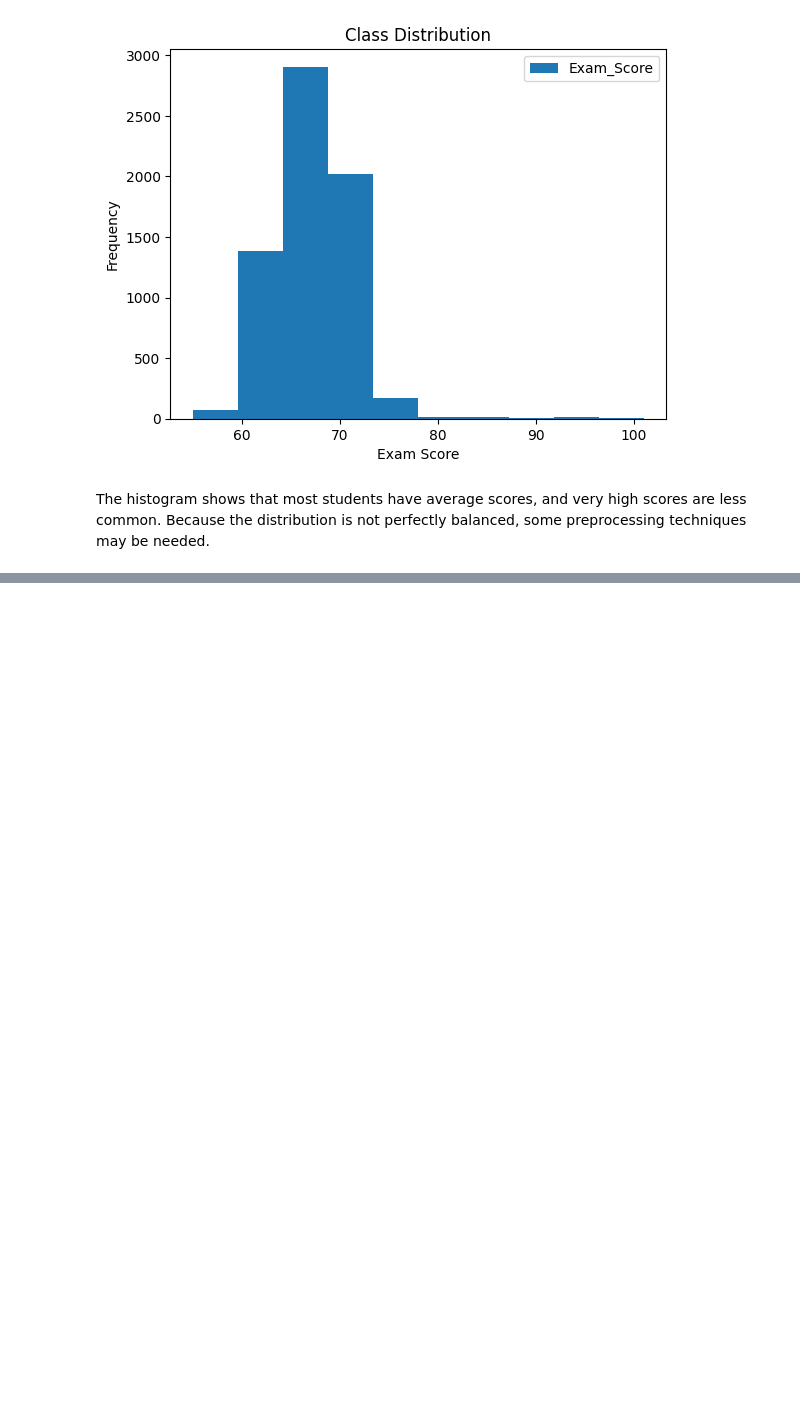
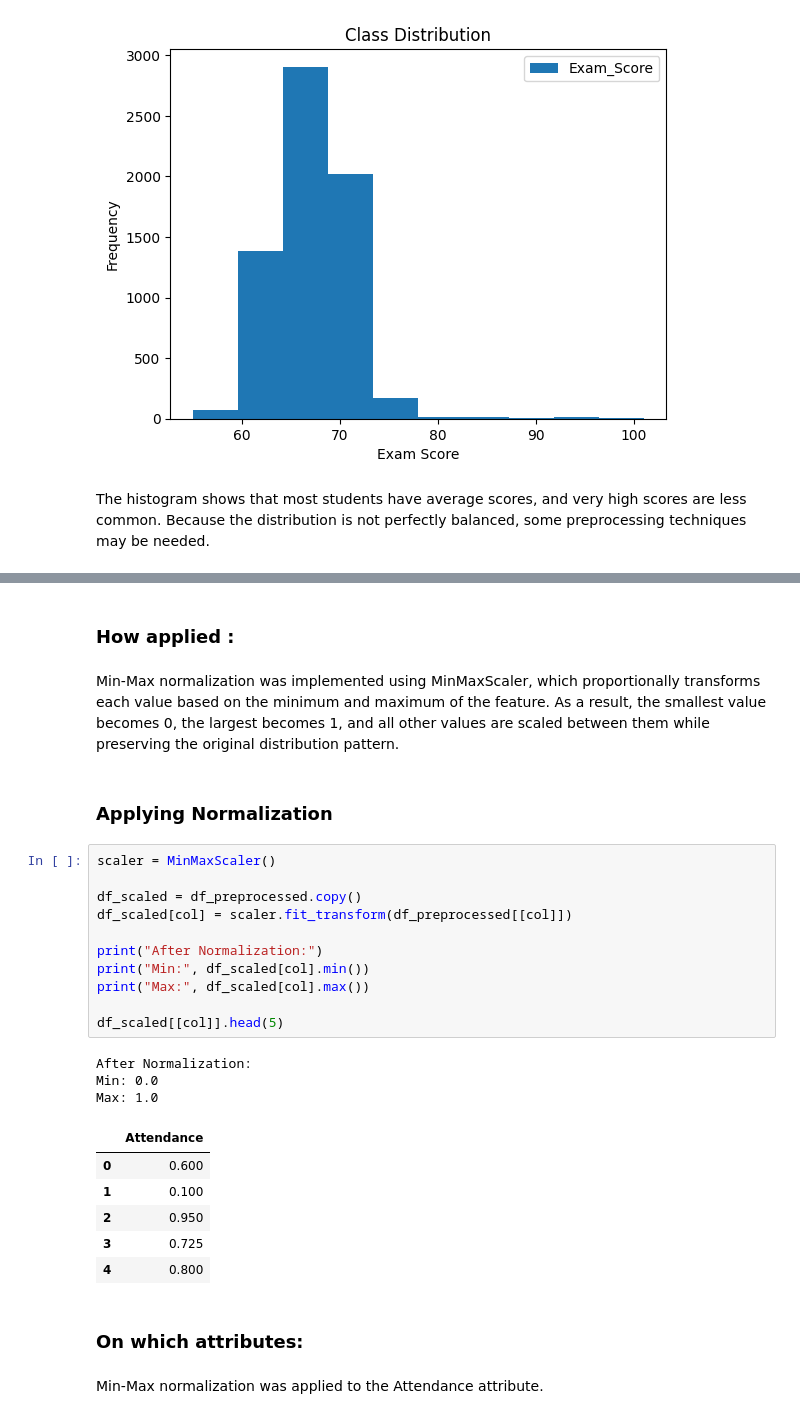
Before and after one commit to leeno-ob/IT326-project, a Jupyter notebook: phase2.ipynb, the cells around one changed output, grey strips where cells are left out. Drawn from its saved outputs; the diff is of its cells as text; blank space fills up the shorter version.

```diff
--- a/phase2.ipynb
+++ b/phase2.ipynb
@@ -228,0 +518,31 @@ The histogram shows that most students have average scores, and very high scores
+# %% [markdown]
+### How applied :
+# %% [markdown]
+Min-Max normalization was implemented using MinMaxScaler, which proportionally transforms each value based on the minimum and maximum of the feature. As a result, the smallest value becomes 0, the largest becomes 1, and all other values are scaled between them while preserving the original distribution pattern.
+# %% [markdown]
+### Applying Normalization
+# %%
+scaler = MinMaxScaler()
+
+df_scaled = df_preprocessed.copy()
+df_scaled[col] = scaler.fit_transform(df_preprocessed[[col]])
+
+print("After Normalization:")
+print("Min:", df_scaled[col].min())
+print("Max:", df_scaled[col].max())
+
+df_scaled[[col]].head(5)
+# %% [output]
+After Normalization:
+Min: 0.0
+Max: 1.0
+|  | Attendance |
+| 0 | 0.600 |
+| 1 | 0.100 |
+| 2 | 0.950 |
+| 3 | 0.725 |
+| 4 | 0.800 |
+# %% [markdown]
+### On which attributes:
+# %% [markdown]
+Min-Max normalization was applied to the Attendance attribute.
```
Also changed, not shown: parts of 51 cells of this notebook.
